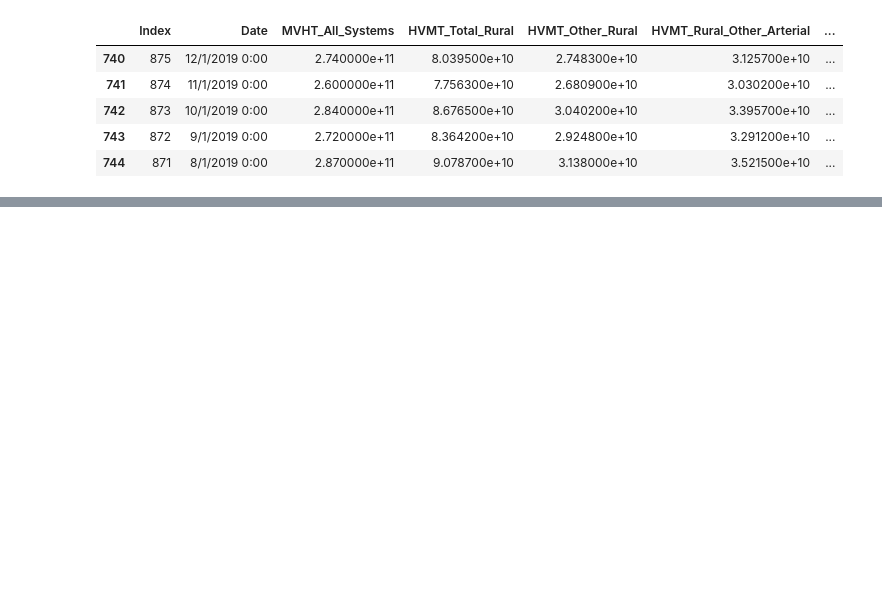
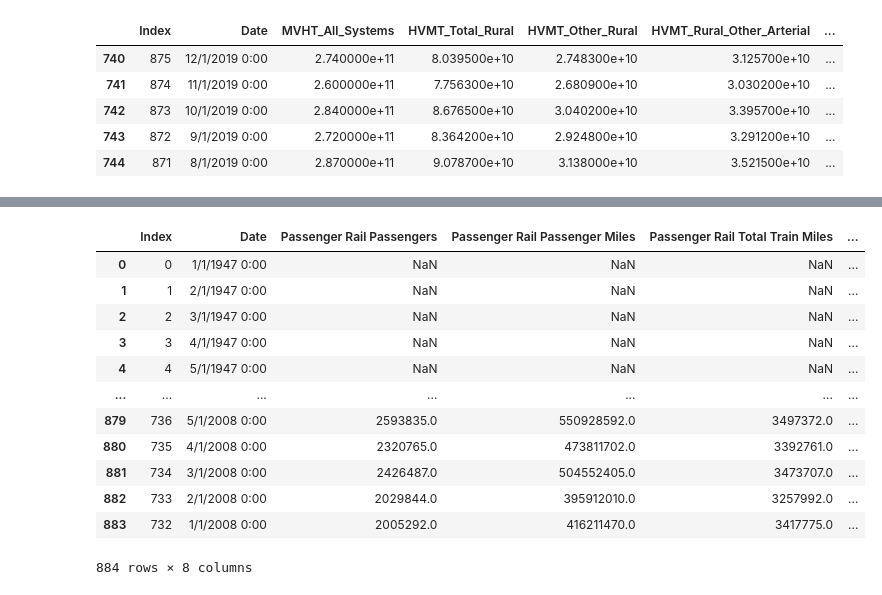
Before and after one commit to RBLevine/ETL-Project, a Jupyter notebook: CSVCleanUp/CSV_Cleanup.ipynb, the cells around one changed output, grey strips where cells are left out. Drawn from its saved outputs; the diff is of its cells as text; code cells hidden in the pictures; blank space fills up the shorter version.

```diff
--- a/CSVCleanUp/CSV_Cleanup.ipynb
+++ b/CSVCleanUp/CSV_Cleanup.ipynb
@@ -63,0 +114,21 @@ miles_traveled
+# %%
+# File to Load (Remember to Change These)
+file_to_load = "../ETL_CSV_Files/Rail.csv"
+
+# Read File and store into Pandas data frame
+rail_info = pd.read_csv(file_to_load)
+rail_info
+# %% [output]
+|  | Index | Date | Passenger Rail Passengers | Passenger Rail Passenger Miles | Passenger Rail Total Train Miles | ... |
+| 0 | 0 | 1/1/1947 0:00 | NaN | NaN | NaN | ... |
+| 1 | 1 | 2/1/1947 0:00 | NaN | NaN | NaN | ... |
+| 2 | 2 | 3/1/1947 0:00 | NaN | NaN | NaN | ... |
+| 3 | 3 | 4/1/1947 0:00 | NaN | NaN | NaN | ... |
+| 4 | 4 | 5/1/1947 0:00 | NaN | NaN | NaN | ... |
+| ... | ... | ... | ... | ... | ... | ... |
+| 879 | 736 | 5/1/2008 0:00 | 2593835.0 | 550928592.0 | 3497372.0 | ... |
+| 880 | 735 | 4/1/2008 0:00 | 2320765.0 | 473811702.0 | 3392761.0 | ... |
+| 881 | 734 | 3/1/2008 0:00 | 2426487.0 | 504552405.0 | 3473707.0 | ... |
+| 882 | 733 | 2/1/2008 0:00 | 2029844.0 | 395912010.0 | 3257992.0 | ... |
+| 883 | 732 | 1/1/2008 0:00 | 2005292.0 | 416211470.0 | 3417775.0 | ... |
+884 rows × 8 columns
```
Also changed, not shown: parts of 13 cells of this notebook, 1 other file.
